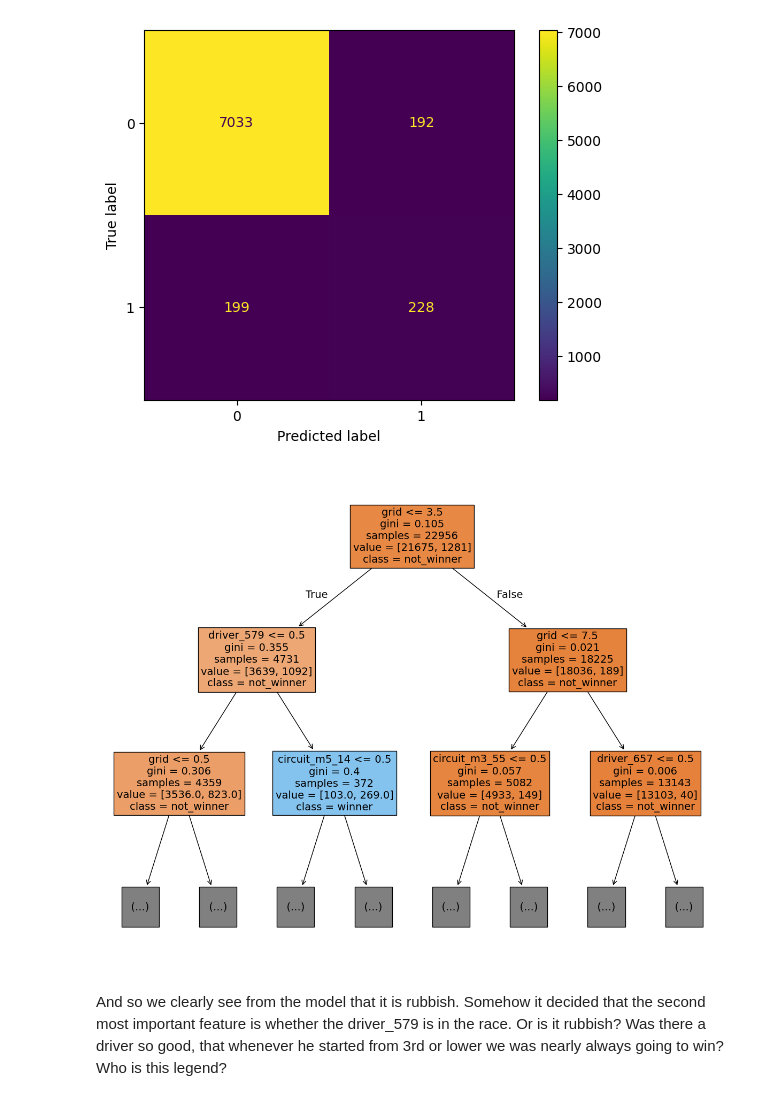
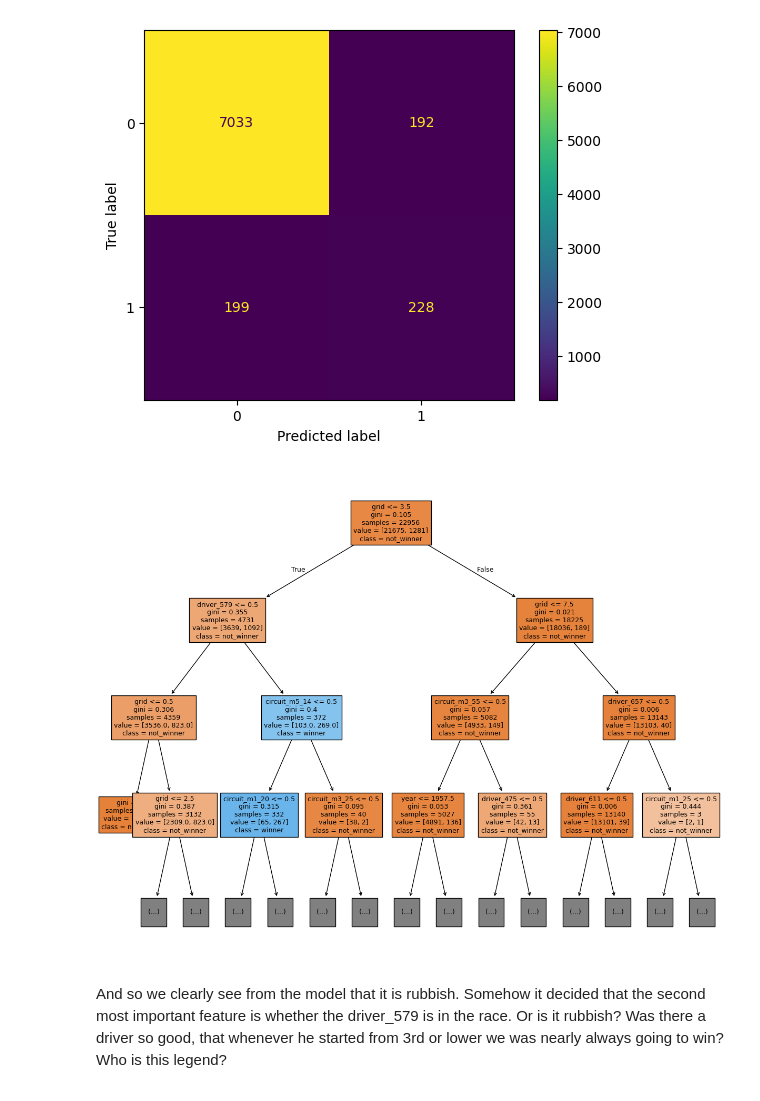
Before and after one commit to EE2SE/F1_Data_Scraper, a Jupyter notebook: RandomForrest.ipynb, the cells around one changed output. Cells and saved outputs as stored; diff of their text form; code cells hidden in the pictures.

Commit message:
added some more decision trees

```diff
--- a/RandomForrest.ipynb
+++ b/RandomForrest.ipynb
@@ -147,11 +147,11 @@ conf_matrix_plot(decision_tree, X_test, y_test)
 # %%
 # Plot the tree
 plt.figure(figsize=(15,12))
-plot_tree(decision_tree, max_depth=2, fontsize=14, feature_names=X.columns,
+plot_tree(decision_tree, max_depth=3, fontsize=9, feature_names=X.columns,
           class_names={0:'not_winner', 1:'winner'}, filled=True);
 plt.show()
 # %% [output]
-[figure, old version]
+[figure, new version]
 # %% [markdown]
 And so we clearly see from the model that it is rubbish. Somehow it decided that the second most important feature is whether the driver_579 is in the race. Or is it rubbish? Was there a driver so good, that whenever he started from 3rd or lower we was nearly always going to win? Who is this legend?
 # %%
```
Also changed, not shown: parts of 8 cells of this notebook.
